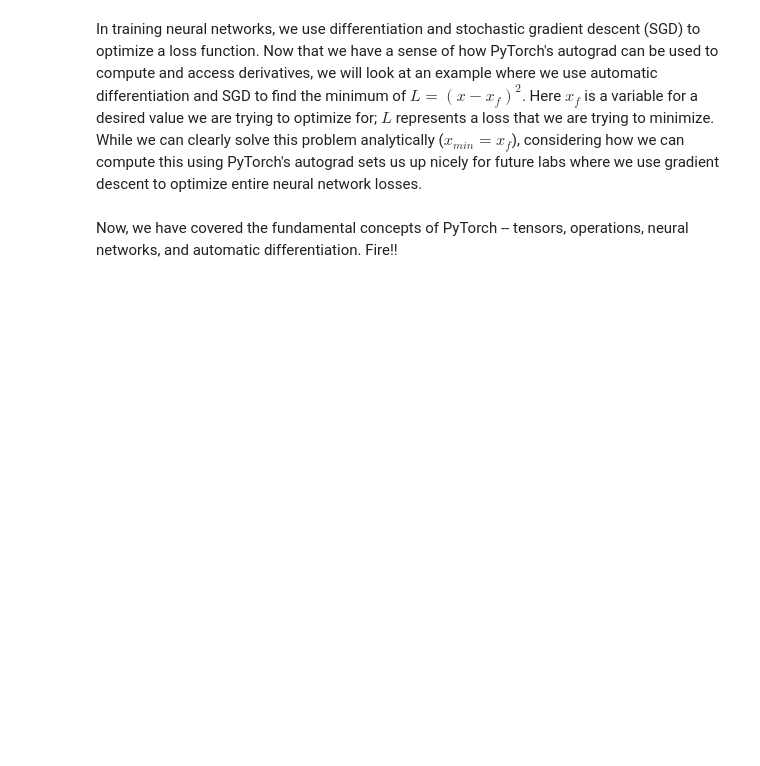
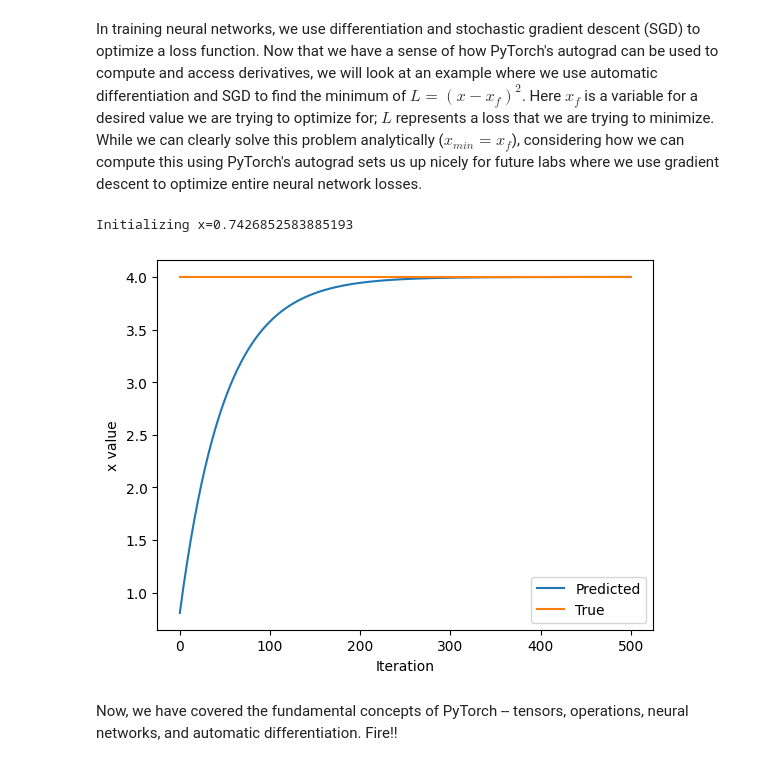
Before and after one commit to CilekciGs/kickstart.nvim, a Jupyter notebook: lab1/PT_Part1_Intro.ipynb, the cells around one changed output. Drawn from its saved outputs; the diff is of its cells as text; code cells hidden in the pictures; blank space fills up the shorter version.

```diff
--- a/lab1/PT_Part1_Intro.ipynb
+++ b/lab1/PT_Part1_Intro.ipynb
@@ -329,33 +350,36 @@ In training neural networks, we use differentiation and stochastic gradient desc
 x = torch.randn(1)
 print(f"Initializing x={x.item()}")
 
 learning_rate = 1e-2  # Learning rate
 history = []
 x_f = 4  # Target value
 
 
 # We will run gradient descent for a number of iterations. At each iteration, we compute the loss,
 #   compute the derivative of the loss with respect to x, and perform the update.
 for i in range(500):
     x = torch.tensor([x], requires_grad=True)
 
     # TODO: Compute the loss as the square of the difference between x and x_f
-    loss = # TODO
+    loss = (x - x_f) **2
 
     # Backpropagate through the loss to compute gradients
     loss.backward()
 
     # Update x with gradient descent
     x = x.item() - learning_rate * x.grad
 
     history.append(x.item())
 
 # Plot the evolution of x as we optimize toward x_f!
 plt.plot(history)
 plt.plot([0, 500], [x_f, x_f])
 plt.legend(('Predicted', 'True'))
 plt.xlabel('Iteration')
 plt.ylabel('x value')
 plt.show()
+# %% [output]
+Initializing x=0.7426852583885193
+[figure, added]
 # %% [markdown]
 Now, we have covered the fundamental concepts of PyTorch -- tensors, operations, neural networks, and automatic differentiation. Fire!!
```
Also changed, not shown: parts of 8 cells of this notebook.
